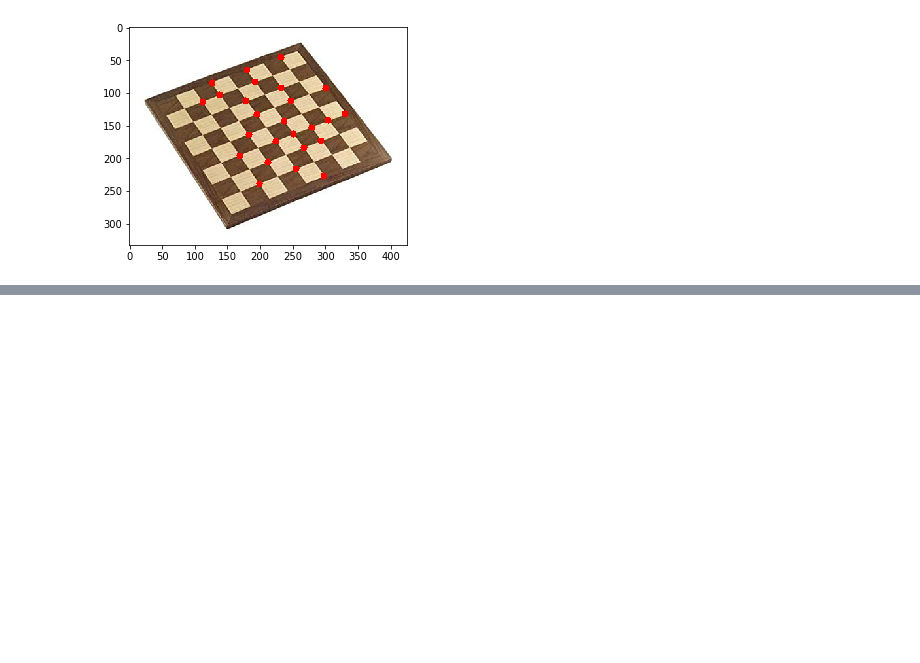
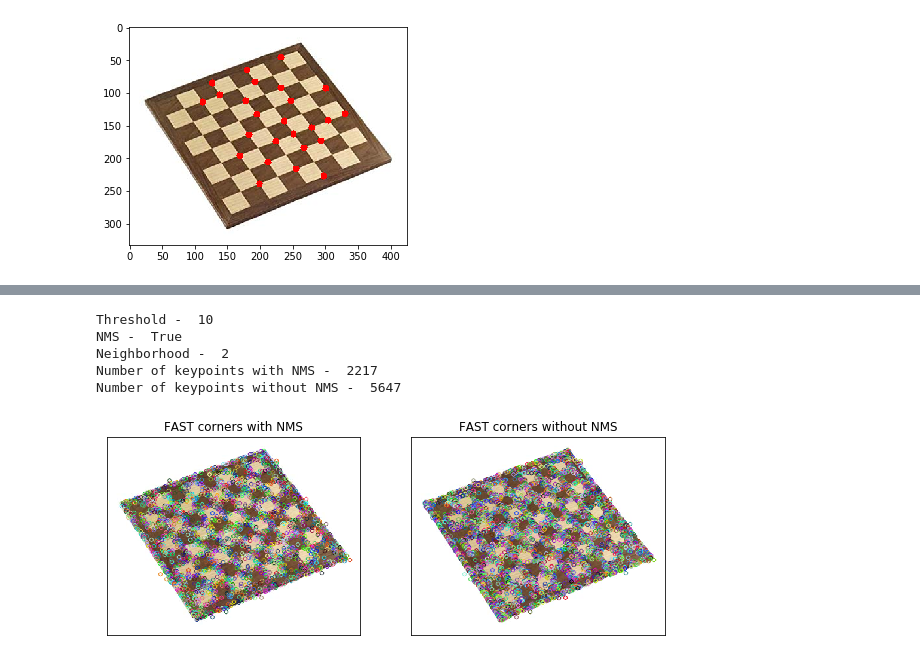
Before and after one commit to vishaljainai/opencv_learn, a Jupyter notebook: opencv_feature_detection_desciption_matching.ipynb, the cells around one changed output, grey strips where cells are left out. Cells and saved outputs as stored; diff of their text form; code cells hidden in the pictures; blank space fills up the shorter version.

```diff
--- a/opencv_feature_detection_desciption_matching.ipynb
+++ b/opencv_feature_detection_desciption_matching.ipynb
@@ -238,0 +296,13 @@ array([  0,   1,   2,   3,   4,   5,   6,   7,   8,   9,  10,  11,  12,
+# %%
+# Read chessboard image and diplay it
+dir_ = '/home/cognitifai/Pictures/opencv/'
+file_ = 'chessboard_3.jpg'
+
+img = cv2.imread(os.path.join(dir_,file_))
+img = cv2.cvtColor(img, cv2.COLOR_BGR2RGB)
+img_gray = cv2.cvtColor(img, cv2.COLOR_BGR2GRAY)
+
+# plt.figure(figsize=(10,15))
+plt.subplot(121) , plt.imshow(img,"gray"), plt.xticks([]), plt.yticks([]), plt.title('Chessboard')
+plt.subplot(122) , plt.imshow(img_gray,"gray"), plt.xticks([]), plt.yticks([]), plt.title('Chessboard-gray')
+plt.show()
@@ -238,0 +311,32 @@ array([  0,   1,   2,   3,   4,   5,   6,   7,   8,   9,  10,  11,  12,
+# %%
+# Initiate FAST object with default constructor
+fast = cv2.FastFeatureDetector_create()
+
+# Print default parameters of fast detector object
+print("Threshold - ",fast.getThreshold())
+print("NMS - ",fast.getNonmaxSuppression())
+print("Neighborhood - ",fast.getType())
+
+# find keypoints and draw them over image
+kp = fast.detect(img, None)
+img_kp = cv2.drawKeypoints(img,kp,(0,0,255))
+print('Number of keypoints with NMS - ',len(kp))
+
+# keypoints with NMS disabled
+fast.setNonmaxSuppression(0)
+kp_nonms = fast.detect(img, None)
+img_kp_nonms = cv2.drawKeypoints(img,kp_nonms,(0,0,255))
+print('Number of keypoints without NMS - ',len(kp_nonms))
+
+plt.figure(figsize=(10,15))
+plt.subplot(121) , plt.imshow(img_kp,"gray"), plt.xticks([]), plt.yticks([]), plt.title('FAST corners with NMS')
+plt.subplot(122) , plt.imshow(img_kp_nonms,"gray"), plt.xticks([]), plt.yticks([]), \
+plt.title('FAST corners without NMS')
+plt.show()
+# %% [output]
+Threshold -  10
+NMS -  True
+Neighborhood -  2
+Number of keypoints with NMS -  2217
+Number of keypoints without NMS -  5647
+[figure, added]
```
Also changed, not shown: parts of 22 cells of this notebook, 44 other files.
